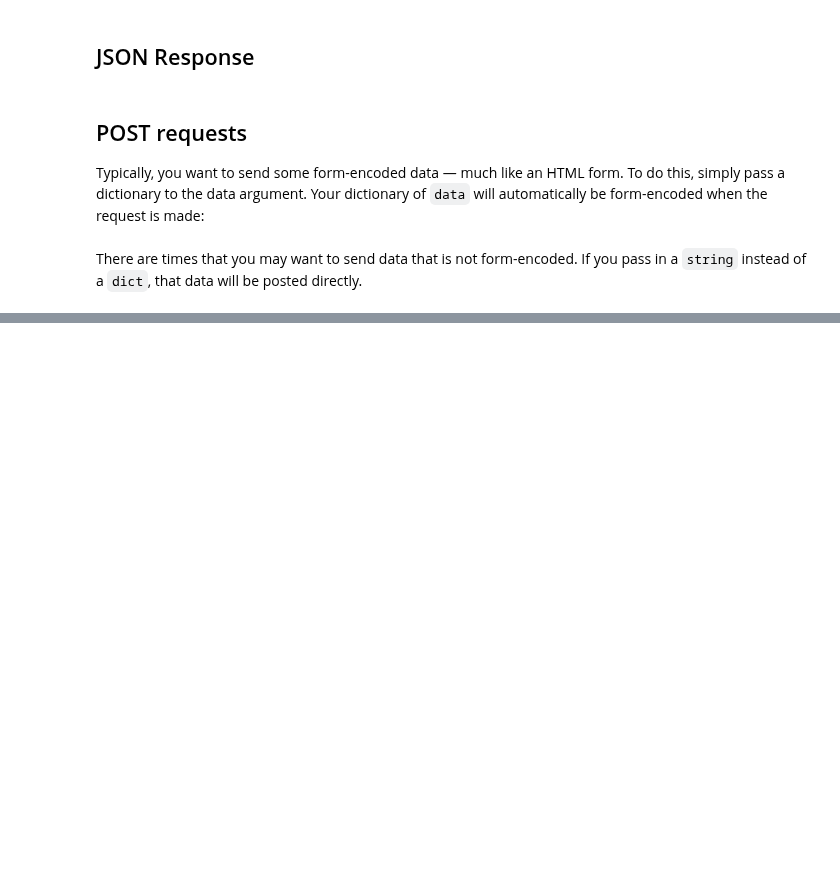
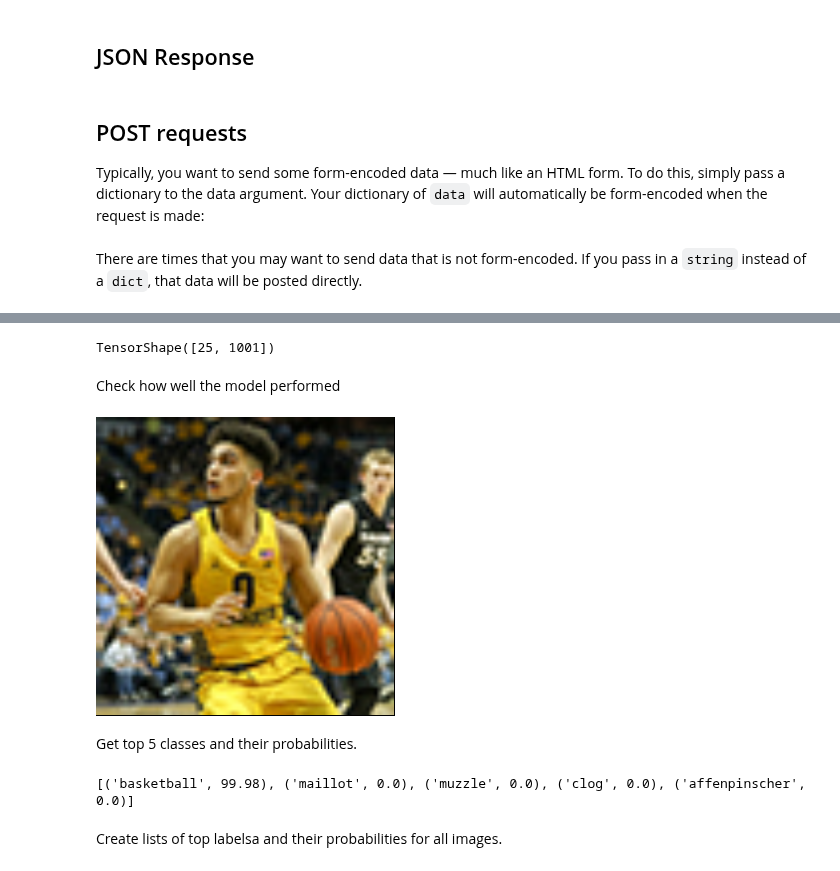
Before and after one commit to saffarizadeh/INSY4054, a Jupyter notebook: Web_Crawling.ipynb, the cells around one changed output, grey strips where cells are left out. Cells and saved outputs as stored; diff of their text form; code cells hidden in the pictures; blank space fills up the shorter version.

```diff
--- a/Web_Crawling.ipynb
+++ b/Web_Crawling.ipynb
@@ -140,0 +233,3 @@ cleaned_label_url_pairs
+# %%
+directory = "images"
+os.makedirs(directory, exist_ok=True)
@@ -140,0 +255,19 @@ cleaned_label_url_pairs
+# %%
+# It is possible to use some tensorflow tools to directly load all images
+# But here we see how to do this manually to have more control over the process
+# and preprocess the images the way we want
+
+image_names = []
+images_list = []
+# We use the following nested loops to get all files inside a directory, one by one
+for subdir, dirs, files in os.walk(os.path.join(os.getcwd(), directory)):
+  for filename in sorted(files):
+    filename = filename.lower()
+    if filename.endswith(".png") or filename.endswith(".jpg") or filename.endswith(".jpeg"):
+      image_path = os.path.join(subdir, filename)
+      image_d = tf.keras.preprocessing.image.load_img(image_path)
+      image_array = tf.keras.preprocessing.image.img_to_array(image_d) / 255.0
+      image_array = tf.image.resize_with_pad(image_array, 299,299, antialias=True)
+      images_list.append(image_array)
+      image_names.append(filename)
+image_arrays = np.array(images_list)
@@ -140,0 +291,4 @@ cleaned_label_url_pairs
+# %%
+output.shape
+# %% [output]
+TensorShape([25, 1001])
@@ -140,0 +297,18 @@ cleaned_label_url_pairs
+# %% [markdown]
+Check how well the model performed
+# %%
+num = 20
+# %%
+tf.keras.preprocessing.image.array_to_img(image_arrays[num])
+# %% [output]
+[figure, added]
+# %% [markdown]
+Get top 5 classes and their probabilities.
+# %%
+result = output[num]
+top_labels = [(classes[index], round(result[index].numpy()*100, 2)) for index in list(np.argsort(-1*result))]
+print(top_labels[:5])
+# %% [output]
+[('basketball', 99.98), ('maillot', 0.0), ('muzzle', 0.0), ('clog', 0.0), ('affenpinscher', 0.0)]
+# %% [markdown]
+Create lists of top labelsa and their probabilities for all images.
```
Also changed, not shown: parts of 41 cells of this notebook.
